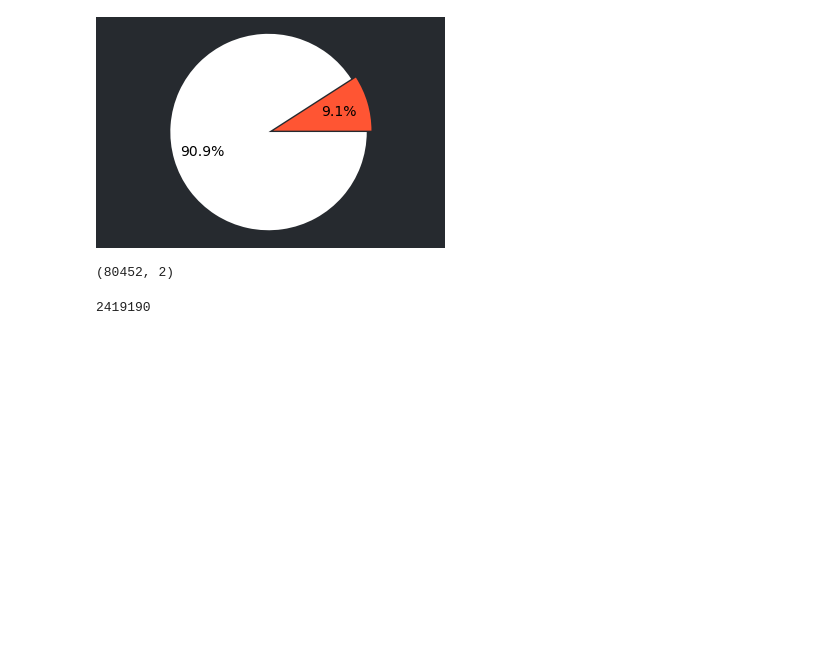
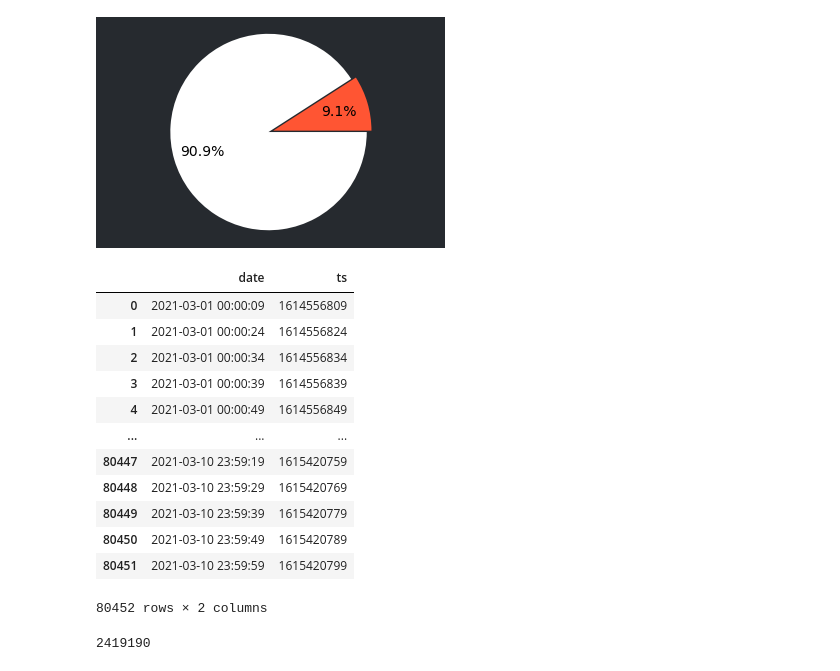
Before and after one commit to vasiljev-sr/MyJupyterNotebook, a Jupyter notebook: Machine_stats черновик.ipynb, the cells around one changed output. Cells and saved outputs as stored; diff of their text form; code cells hidden in the pictures; blank space fills up the shorter version.

```diff
--- a/Machine_stats черновик.ipynb
+++ b/Machine_stats черновик.ipynb
@@ -417,9 +417,21 @@ d2 = str(a.today) + ' 00:00:00'
 # %%
 df = a.read_database(d1,d2)
 df['ts'] = df.date.values.astype(np.int64) // 10 ** 9
-df.shape
+df
 # %% [output]
+|  | date | ts |
+| 0 | 2021-03-01 00:00:09 | 1614556809 |
+| 1 | 2021-03-01 00:00:24 | 1614556824 |
+| 2 | 2021-03-01 00:00:34 | 1614556834 |
+| 3 | 2021-03-01 00:00:39 | 1614556839 |
+| 4 | 2021-03-01 00:00:49 | 1614556849 |
+| ... | ... | ... |
+| 80447 | 2021-03-10 23:59:19 | 1615420759 |
+| 80448 | 2021-03-10 23:59:29 | 1615420769 |
+| 80449 | 2021-03-10 23:59:39 | 1615420779 |
+| 80450 | 2021-03-10 23:59:49 | 1615420789 |
+| 80451 | 2021-03-10 23:59:59 | 1615420799 |
-(80452, 2)
+80452 rows × 2 columns
 # %%
 a.prev_mon_pie_plot()
 # %% [output]
```
Also changed, not shown: parts of 5 cells of this notebook.
